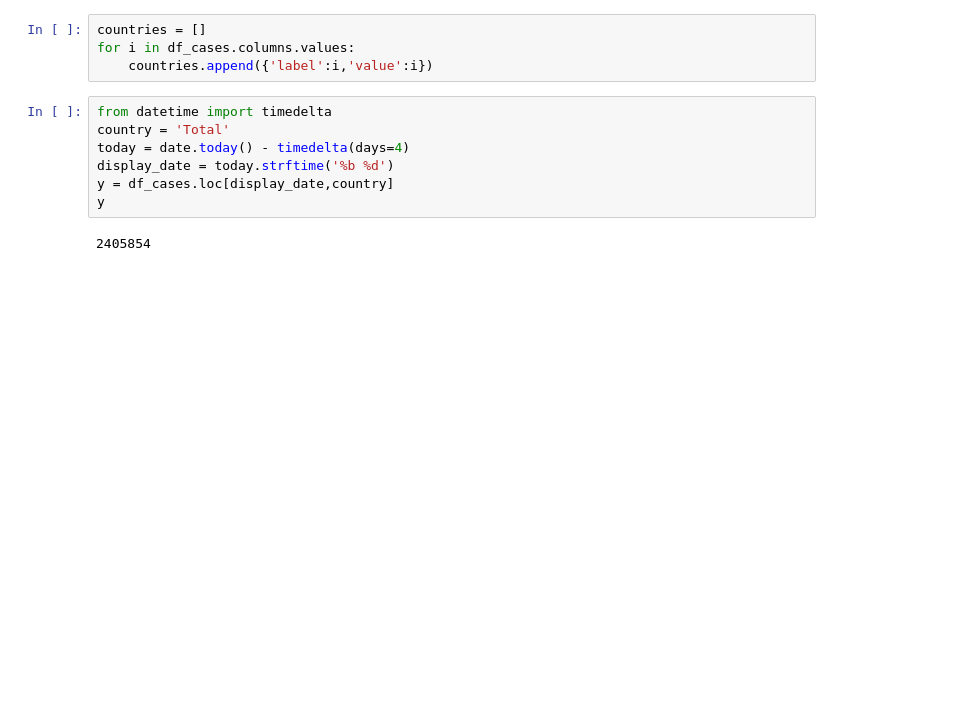
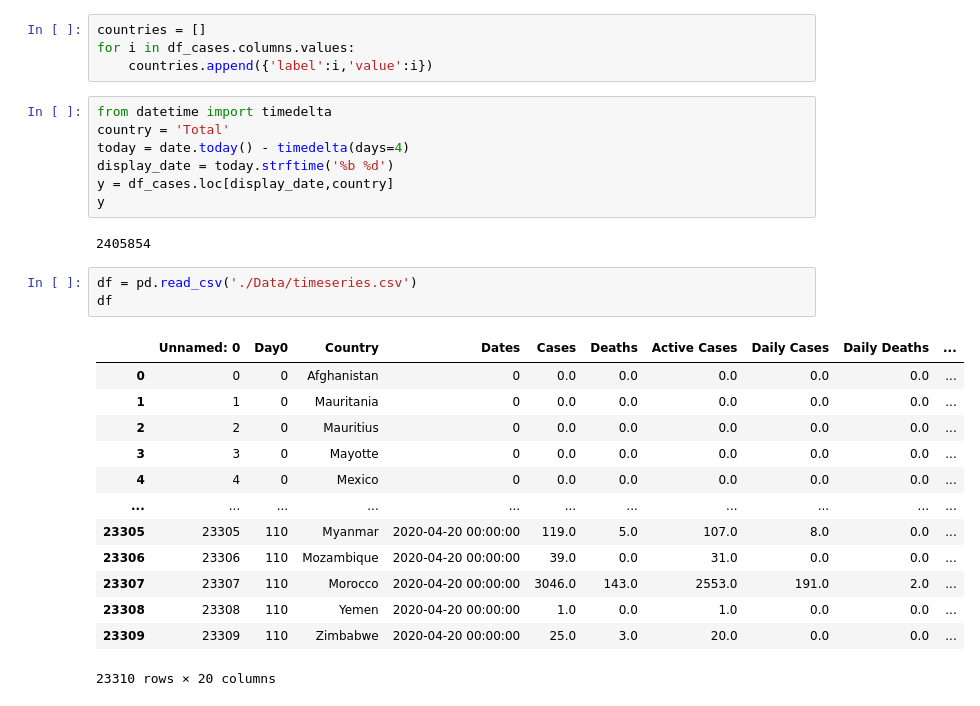
Before and after one commit to Petrichor12/Coronavirus, a Jupyter notebook: Static graphs.ipynb, the cells around one changed output. Saved outputs shown, nothing was run; the diff lists cells and outputs as text; blank space fills up the shorter version.

```diff
--- a/Static graphs.ipynb
+++ b/Static graphs.ipynb
@@ -320,3 +320,20 @@ y = df_cases.loc[display_date,country]
 y
 # %% [output]
 2405854
+# %%
+df = pd.read_csv('./Data/timeseries.csv')
+df
+# %% [output]
+|  | Unnamed: 0 | Day0 | Country | Dates | Cases | Deaths | Active Cases | Daily Cases | Daily Deaths | ... |
+| 0 | 0 | 0 | Afghanistan | 0 | 0.0 | 0.0 | 0.0 | 0.0 | 0.0 | ... |
+| 1 | 1 | 0 | Mauritania | 0 | 0.0 | 0.0 | 0.0 | 0.0 | 0.0 | ... |
+| 2 | 2 | 0 | Mauritius | 0 | 0.0 | 0.0 | 0.0 | 0.0 | 0.0 | ... |
+| 3 | 3 | 0 | Mayotte | 0 | 0.0 | 0.0 | 0.0 | 0.0 | 0.0 | ... |
+| 4 | 4 | 0 | Mexico | 0 | 0.0 | 0.0 | 0.0 | 0.0 | 0.0 | ... |
+| ... | ... | ... | ... | ... | ... | ... | ... | ... | ... | ... |
+| 23305 | 23305 | 110 | Myanmar | 2020-04-20 00:00:00 | 119.0 | 5.0 | 107.0 | 8.0 | 0.0 | ... |
+| 23306 | 23306 | 110 | Mozambique | 2020-04-20 00:00:00 | 39.0 | 0.0 | 31.0 | 0.0 | 0.0 | ... |
+| 23307 | 23307 | 110 | Morocco | 2020-04-20 00:00:00 | 3046.0 | 143.0 | 2553.0 | 191.0 | 2.0 | ... |
+| 23308 | 23308 | 110 | Yemen | 2020-04-20 00:00:00 | 1.0 | 0.0 | 1.0 | 0.0 | 0.0 | ... |
+| 23309 | 23309 | 110 | Zimbabwe | 2020-04-20 00:00:00 | 25.0 | 3.0 | 20.0 | 0.0 | 0.0 | ... |
+23310 rows × 20 columns
```
Also changed, not shown: 7 other files.
